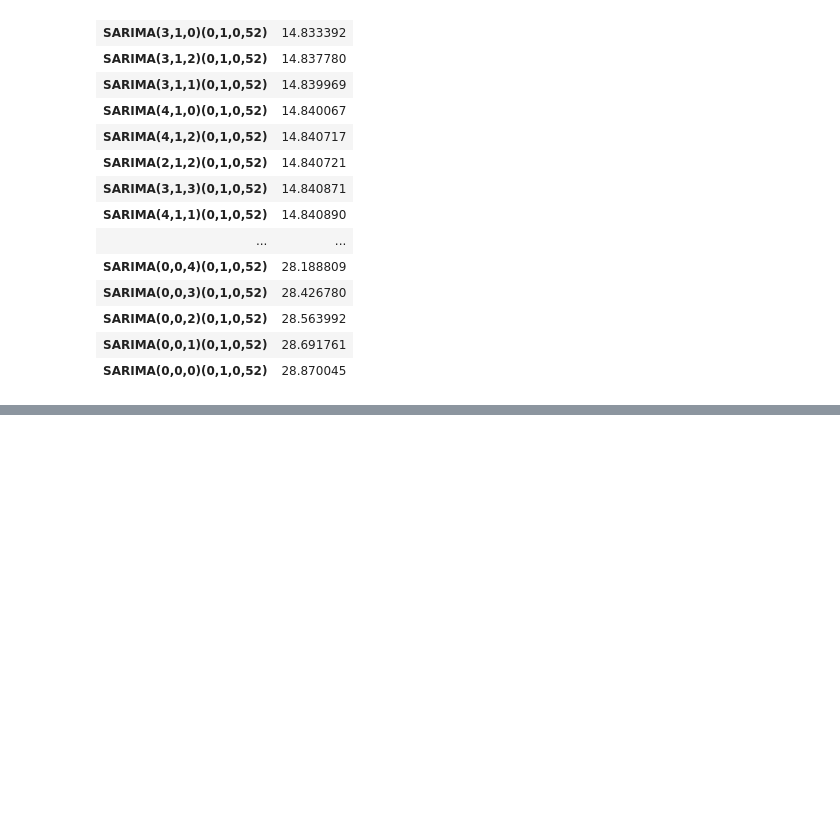
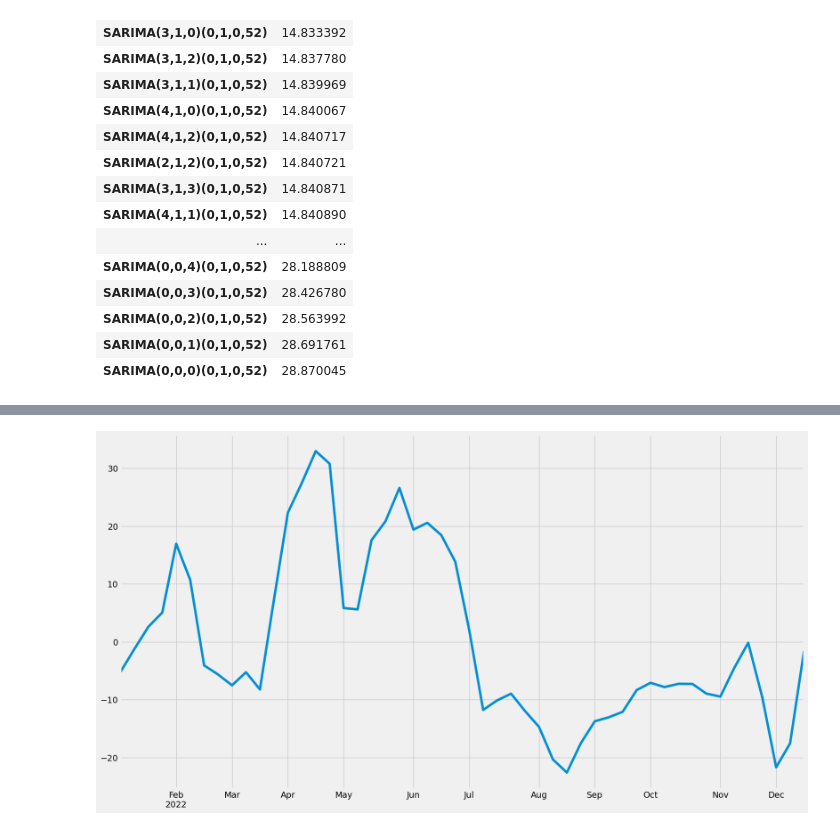
Before and after one commit to BachelorLaks/bachelor2023, a Jupyter notebook: data/ARIMA.ipynb, the cells around one changed output, grey strips where cells are left out. Saved outputs shown, nothing was run; the diff lists cells and outputs as text; code cells hidden in the pictures; blank space fills up the shorter version.

```diff
--- a/data/ARIMA.ipynb
+++ b/data/ARIMA.ipynb
@@ -512,0 +608,12 @@ SARIMA_RMSE_df2.sort_values(by=['RMSE'], ascending=True)
+# %%
+%%capture
+# Create a plot from the best sarimax model using two exogenous variables
+
+SARIMAX_best = SARIMAX(train, order=(3,1,0), seasonal_order=(0,1,0,52), exog=exogenous_train[['TWI', 'HalibutPrice']])
+SARIMAX_best_fit = SARIMAX_best.fit(disp=False)
+fig, ax = plt.subplots(figsize=(18,10))
+plot_predict(SARIMAX_best_fit, start=457, end=506, ax=ax, exog=exogenous_test[['TWI', 'HalibutPrice']])
+test.plot(ax=ax, label='Actual')
+train.plot(ax=ax)
+plt.legend(['Forecast', '95% Confidence interval', 'Actual', 'Train'])
+plt.savefig('Figures/ARIMA/SARIMAX_3_1_0_0_1_0_52_TWI+HalibutPrice.png')
@@ -512,0 +640,8 @@ SARIMA_RMSE_df2.sort_values(by=['RMSE'], ascending=True)
+# %%
+SARIMAX_forecasts = SARIMAX_best_fit.forecast(50, exog=exogenous_test[['TWI', 'HalibutPrice']])
+SARIMAX_forecasts_df = pd.DataFrame({'Actual':test, 'Predicted':SARIMAX_forecasts})
+SARIMAX_forecasts_df["Difference"] = SARIMAX_forecasts_df["Actual"] - SARIMAX_forecasts_df["Predicted"]
+SARIMAX_forecasts_df["Difference"].plot(figsize=(18,10))
+plt.show()
+# %% [output]
+[figure, added]
```
Also changed, not shown: parts of 16 cells of this notebook, 8 other files.
